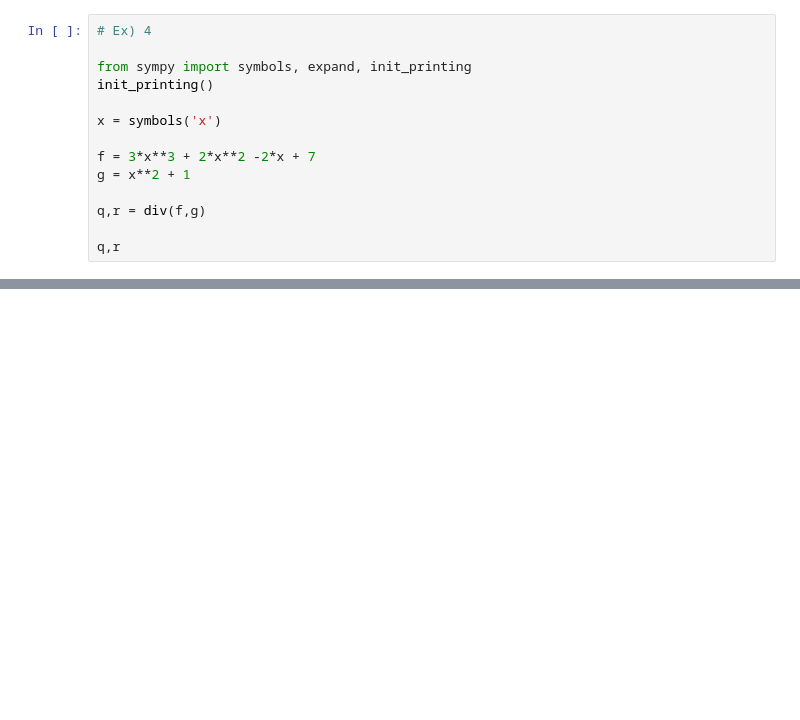
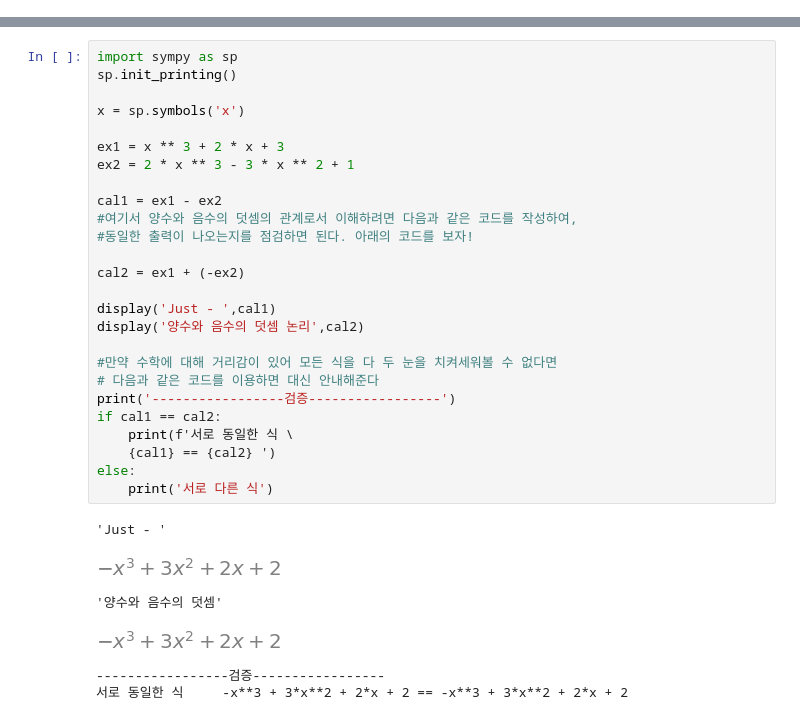
Before and after one commit to XaicuL/Mathematics, a Jupyter notebook: polynomial/Poly_Operations.ipynb, the cells around one changed output, grey strips where cells are left out. Cells and saved outputs as stored; diff of their text form; blank space fills up the shorter version.

```diff
--- a/polynomial/Poly_Operations.ipynb
+++ b/polynomial/Poly_Operations.ipynb
@@ -316,14 +0,0 @@ q,r
-# %%
-# Ex) 4
-
-from sympy import symbols, expand, init_printing
-init_printing()
-
-x = symbols('x')
-
-f = 3*x**3 + 2*x**2 -2*x + 7
-g = x**2 + 1
-
-q,r = div(f,g)
-
-q,r
@@ -366,0 +128,33 @@ display(formula1, formula2, formula3, formula4, formula5)
+# %%
+import sympy as sp
+sp.init_printing()
+
+x = sp.symbols('x')
+
+ex1 = x ** 3 + 2 * x + 3
+ex2 = 2 * x ** 3 - 3 * x ** 2 + 1
+
+cal1 = ex1 - ex2
+#여기서 양수와 음수의 덧셈의 관계로서 이해하려면 다음과 같은 코드를 작성하여,
+#동일한 출력이 나오는지를 점검하면 된다. 아래의 코드를 보자!
+
+cal2 = ex1 + (-ex2)
+
+display('Just - ',cal1)
+display('양수와 음수의 덧셈 논리',cal2)
+
+#만약 수학에 대해 거리감이 있어 모든 식을 다 두 눈을 치켜세워볼 수 없다면
+# 다음과 같은 코드를 이용하면 대신 안내해준다
+print('-----------------검증-----------------')
+if cal1 == cal2:
+    print(f'서로 동일한 식 \
+    {cal1} == {cal2} ')
+else:
+    print('서로 다른 식')
+# %% [output]
+'Just - '
+[figure, added]
+'양수와 음수의 덧셈'
+[figure, added]
+-----------------검증-----------------
+서로 동일한 식     -x**3 + 3*x**2 + 2*x + 2 == -x**3 + 3*x**2 + 2*x + 2
```
Also changed, not shown: parts of 40 cells of this notebook, 3 other files.
